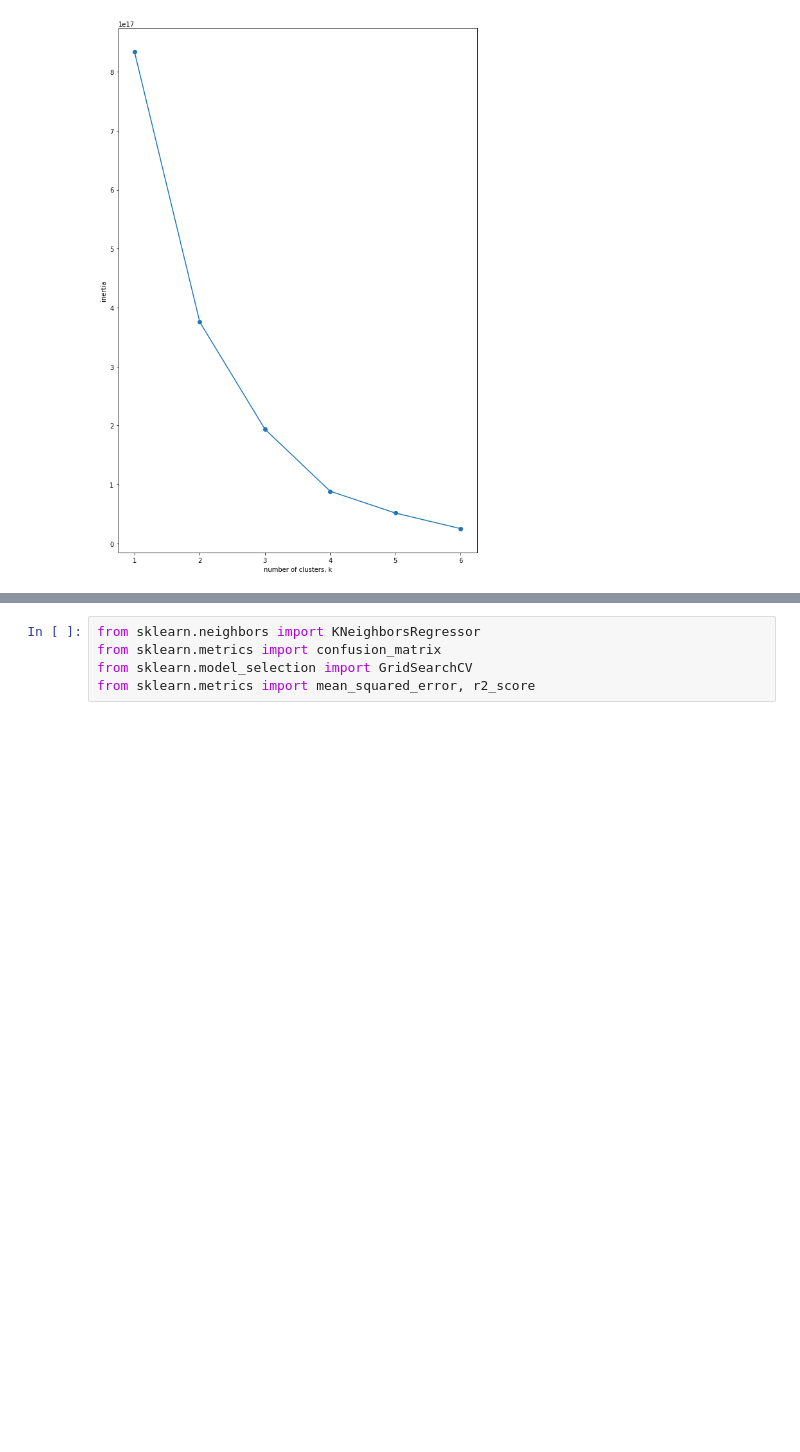
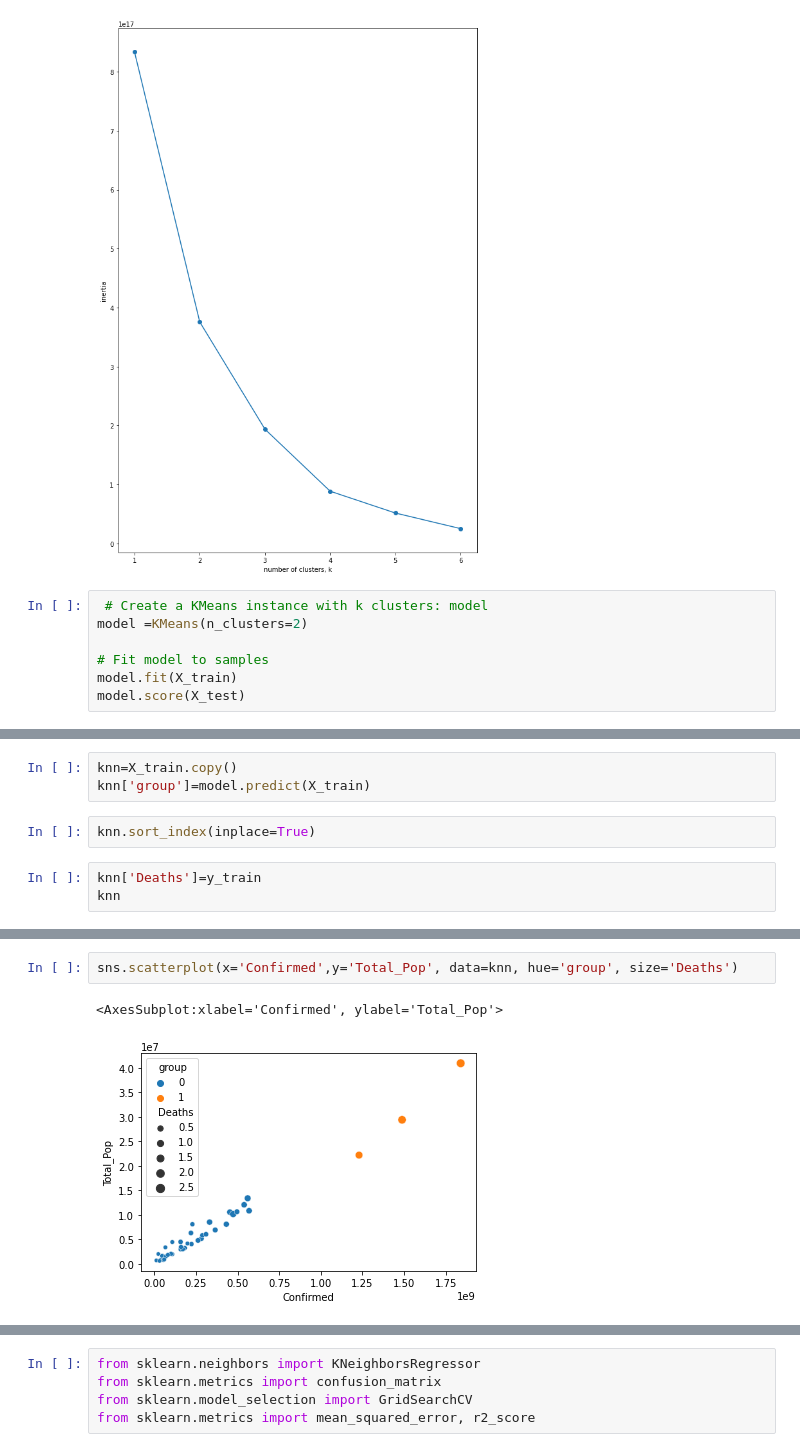
Before and after one commit to asullivan42/COVID_Bubble_Estimator, a Jupyter notebook: Regression_Analysis.ipynb, the cells around one changed output, grey strips where cells are left out. Drawn from its saved outputs; the diff is of its cells as text; blank space fills up the shorter version.

```diff
--- a/Regression_Analysis.ipynb
+++ b/Regression_Analysis.ipynb
@@ -669,3 +673,10 @@ plt.xticks(ks)
 plt.show()
 # %% [output]
 [figure]
+# %%
+ # Create a KMeans instance with k clusters: model
+model =KMeans(n_clusters=2)
+
+# Fit model to samples
+model.fit(X_train)
+model.score(X_test)
@@ -671,0 +694,8 @@ plt.show()
+# %%
+knn=X_train.copy()
+knn['group']=model.predict(X_train)
+# %%
+knn.sort_index(inplace=True)
+# %%
+knn['Deaths']=y_train
+knn
@@ -671,0 +721,5 @@ plt.show()
+# %%
+sns.scatterplot(x='Confirmed',y='Total_Pop', data=knn, hue='group', size='Deaths')
+# %% [output]
+<AxesSubplot:xlabel='Confirmed', ylabel='Total_Pop'>
+[figure, added]
```
Also changed, not shown: parts of 10 cells of this notebook, 10 other files.
